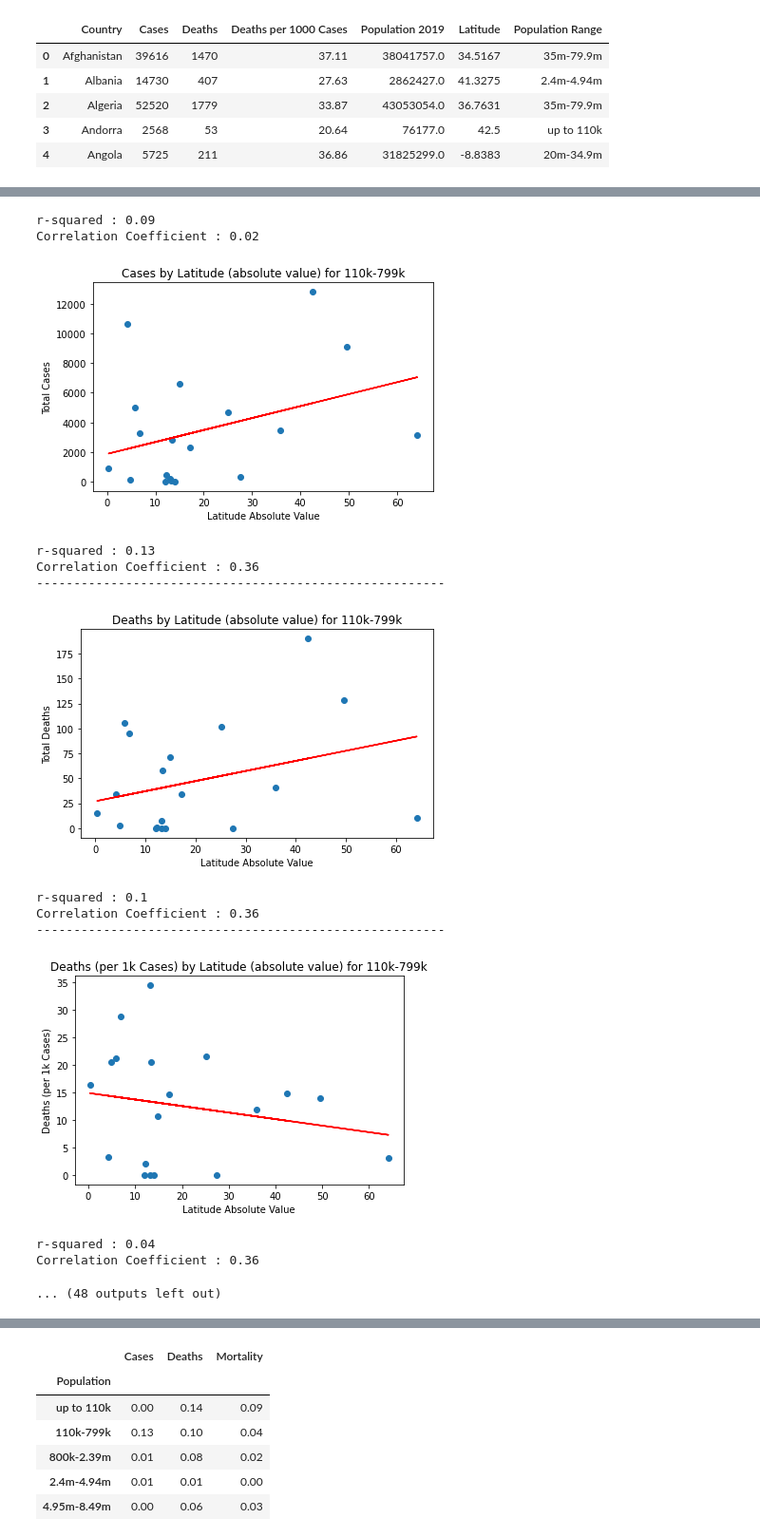
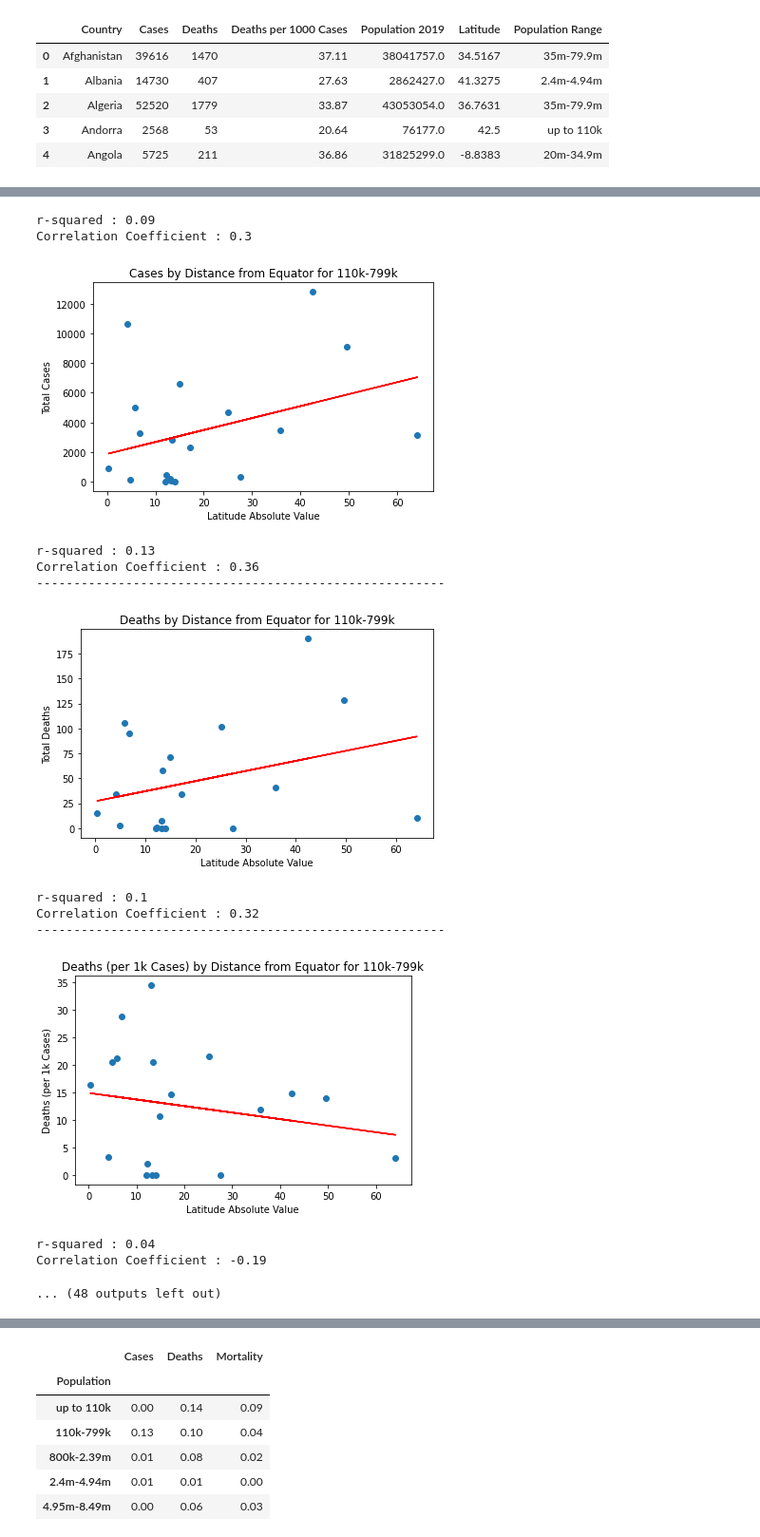
Before and after one commit to AustinRCole/COVID_Lat_GDP_analysis, a Jupyter notebook: Final_COVID_analysis2.ipynb, the cells around one changed output, grey strips where cells are left out. Shown at 95% size. Saved outputs shown, nothing was run; the diff lists cells and outputs as text; code cells hidden in the pictures.

```diff
--- a/Final_COVID_analysis2.ipynb
+++ b/Final_COVID_analysis2.ipynb
@@ -151,7 +151,7 @@ plt.show()
 # %% [output]
 [figure]
 # %%
-subset = data[['Country', 'Cases', 'Deaths', 'Deaths per 1000 Cases', 'Population 2019', 'Latitude']]
+subset = data_lat[['Country', 'Cases', 'Deaths', 'Deaths per 1000 Cases', 'Population 2019', 'Latitude']]
 subset.head()
 # %% [output]
 |  | Country | Cases | Deaths | Deaths per 1000 Cases | Population 2019 | Latitude |
@@ -161,9 +161,10 @@ subset.head()
 | 3 | Andorra | 2568 | 53 | 20.64 | 76177.0 | 42.5 |
 | 4 | Angola | 5725 | 211 | 36.86 | 31825299.0 | -8.8383 |
 # %%
-bins = [0, 109999, 799999, 2399999, 4949999, 8499999, 11499999, 18999999, 34999999, 79999999, 1500000000]
+pbins = [0, 109999, 799999, 2399999, 4949999, 8499999, 11499999, 18999999, 34999999, 79999999, 1500000000]
 pop_ranges = ['up to 110k', '110k-799k','800k-2.39m', '2.4m-4.94m', '4.95m-8.49m', '8.5m-11.49m', '11.5m-18.9m', '20m-34.9m', '35m-79.9m', '70m-1.5b']
-subset['Population Range'] = pd.cut(subset['Population 2019'], bins, labels=pop_ranges, include_lowest=True)
+subset['Population Range'] = pd.cut(subset['Population 2019'], pbins, labels=pop_ranges, include_lowest=True)
+subset['Latitude'].astype(float)
 subset.head()
 # %% [output]
 A value is trying to be set on a copy of a slice from a DataFrame.
@@ -177,6 +178,3 @@ See the caveats in the documentation: https://pandas.pydata.org/pandas-docs/stab
 | 2 | Algeria | 52520 | 1779 | 33.87 | 43053054.0 | 36.7631 | 35m-79.9m |
 | 3 | Andorra | 2568 | 53 | 20.64 | 76177.0 | 42.5 | up to 110k |
 | 4 | Angola | 5725 | 211 | 36.86 | 31825299.0 | -8.8383 | 20m-34.9m |
-# %%
-subset = subset.loc[subset['Latitude'] != 'Not Available']
-subset['Latitude'].astype(float)
@@ -219,7 +204,7 @@ for pop_range in pop_ranges:
     plt.scatter(group_lat_abs, group_cases)
     plt.xlabel('Latitude Absolute Value')
     plt.ylabel('Total Cases')
-    plt.title(f'Cases by Latitude (absolute value) for {pop_range}')
+    plt.title(f'Cases by Distance from Equator for {pop_range}')
 
 
     slope, intercept, r, p, std_err = st.linregress(group_lat_abs, group_cases)
@@ -244,7 +229,7 @@ for pop_range in pop_ranges:
     plt.scatter(group_lat_abs, group_deaths)
     plt.xlabel('Latitude Absolute Value')
     plt.ylabel('Total Deaths')
-    plt.title(f'Deaths by Latitude (absolute value) for {pop_range}')
+    plt.title(f'Deaths by Distance from Equator for {pop_range}')
 
 
     slope, intercept, r, p, std_err = st.linregress(group_lat_abs, group_deaths)
@@ -257,7 +242,7 @@ for pop_range in pop_ranges:
     plt.show()
 
     rs = round(r**2,2)
-    cc = round(st.pearsonr(group_lat_abs,group_cases)[0],2)
+    cc = round(st.pearsonr(group_lat_abs,group_deaths)[0],2)
     deaths_cc_list.append(cc)
     deaths_rs_list.append(rs)
 
@@ -269,7 +254,7 @@ for pop_range in pop_ranges:
     plt.scatter(group_lat_abs, group_dp1k)
     plt.xlabel('Latitude Absolute Value')
     plt.ylabel('Deaths (per 1k Cases)')
-    plt.title(f'Deaths (per 1k Cases) by Latitude (absolute value) for {pop_range}')
+    plt.title(f'Deaths (per 1k Cases) by Distance from Equator for {pop_range}')
 
 
     slope, intercept, r, p, std_err = st.linregress(group_lat_abs, group_dp1k)
@@ -282,7 +267,7 @@ for pop_range in pop_ranges:
     plt.show()
 
     rs = round(r**2,2)
-    cc = round(st.pearsonr(group_lat_abs,group_cases)[0],2)
+    cc = round(st.pearsonr(group_lat_abs,group_dp1k)[0],2)
     mortality_cc_list.append(cc)
     mortality_rs_list.append(rs)
 
@@ -301,16 +286,16 @@ Correlation Coefficient : 0.02
 r-squared : 0.09
-Correlation Coefficient : 0.02
+Correlation Coefficient : 0.3
-[figure, old version]
+[figure, new version]
 r-squared : 0.13
 Correlation Coefficient : 0.36
 -------------------------------------------------------
-[figure, old version]
+[figure, new version]
 r-squared : 0.1
-Correlation Coefficient : 0.36
+Correlation Coefficient : 0.32
 -------------------------------------------------------
-[figure, old version]
+[figure, new version]
 r-squared : 0.04
-Correlation Coefficient : 0.36
+Correlation Coefficient : -0.19
 ... (48 outputs left out)
 # %%
 cc_df = pd.DataFrame(list(zip(pop_ranges, case_cc_list, deaths_cc_list, mortality_cc_list)),
```
Also changed, not shown: parts of 14 cells of this notebook.
